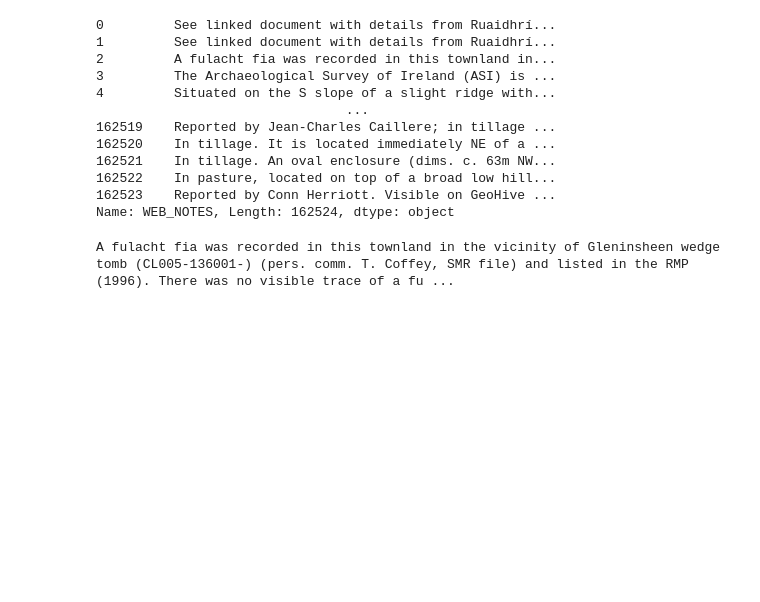
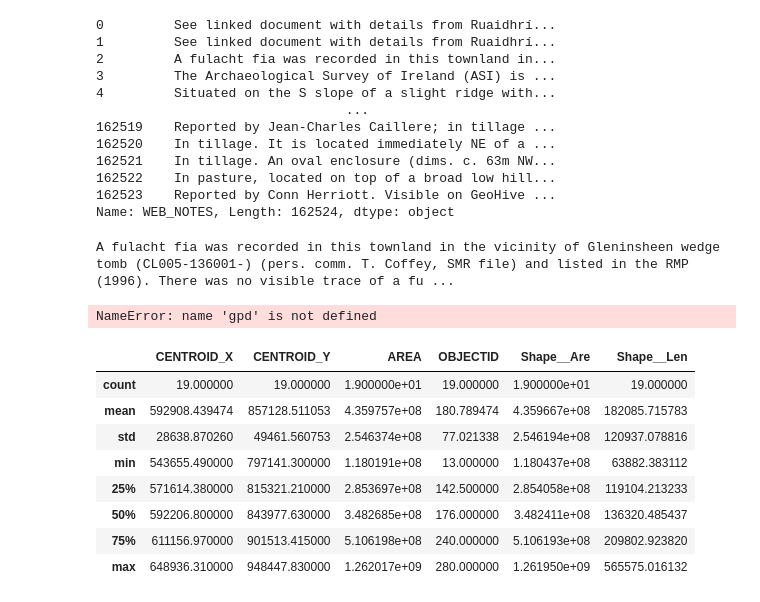
Before and after one commit to kodai-bot/Artefact, a Jupyter notebook: Colab/dataVisualisation.ipynb, the cells around one changed output. Drawn from its saved outputs; the diff is of its cells as text; code cells hidden in the pictures; blank space fills up the shorter version.

```diff
--- a/Colab/dataVisualisation.ipynb
+++ b/Colab/dataVisualisation.ipynb
@@ -83,0 +113,29 @@ filtered_points = monuments_points[monuments_points['location'].isin(['SLIGO', '
+# %%
+baronies = gpd.read_file("zip:///Users/mensab/Documents/GISMapFiles/Baronies_-_OSi_National_Statutory_Boundaries_-_Generalised_20m-shp.zip")
+sligo_donegal = baronies[baronies['COUNTY'].isin(['SLIGO', 'DONEGAL', 'LEITRIM'])]
+
+print(sligo_donegal.__class__)
+print(sligo_donegal.crs)
+
+filtered_points = monuments_points[monuments_points['COUNTY'].isin(['SLIGO', 'DONEGAL', 'LEITRIM'])]
+print(filtered_points.__class__)
+print(filtered_points.crs)
+
+
+fig, ax = plt.subplots(figsize=(35, 35))
+sligo_donegal.plot(ax=ax, color = 'grey', )  # Adjust alpha for transparency
+filtered_points.plot(ax=ax, color='black', markersize=0.7)
+ax.set_title('Baronies and Filtered Points')
+ax.set_axis_off()
+
+
+#ax.set_xlim(0, 5)  # Adjust these values for your desired extent
+#ax.set_ylim(52, 56)   # Adjust these values for your desired extent
+
+# Adjust the position of the legend to the desired location (e.g., 'lower right')
+ax.legend(['Baronies', 'Filtered Points'], loc='lower right')
+ax.autoscale()
+
+plt.show()
+# %% [output]
+NameError: name 'gpd' is not defined
@@ -83,0 +144,12 @@ filtered_points = monuments_points[monuments_points['location'].isin(['SLIGO', '
+# %%
+sligo_donegal.describe()
+# %% [output]
+|  | CENTROID_X | CENTROID_Y | AREA | OBJECTID | Shape__Are | Shape__Len |
+| count | 19.000000 | 19.000000 | 1.900000e+01 | 19.000000 | 1.900000e+01 | 19.000000 |
+| mean | 592908.439474 | 857128.511053 | 4.359757e+08 | 180.789474 | 4.359667e+08 | 182085.715783 |
+| std | 28638.870260 | 49461.560753 | 2.546374e+08 | 77.021338 | 2.546194e+08 | 120937.078816 |
+| min | 543655.490000 | 797141.300000 | 1.180191e+08 | 13.000000 | 1.180437e+08 | 63882.383112 |
+| 25% | 571614.380000 | 815321.210000 | 2.853697e+08 | 142.500000 | 2.854058e+08 | 119104.213233 |
+| 50% | 592206.800000 | 843977.630000 | 3.482685e+08 | 176.000000 | 3.482411e+08 | 136320.485437 |
+| 75% | 611156.970000 | 901513.415000 | 5.106198e+08 | 240.000000 | 5.106193e+08 | 209802.923820 |
+| max | 648936.310000 | 948447.830000 | 1.262017e+09 | 280.000000 | 1.261950e+09 | 565575.016132 |
```
Also changed, not shown: parts of 11 cells of this notebook, 6 other files.
